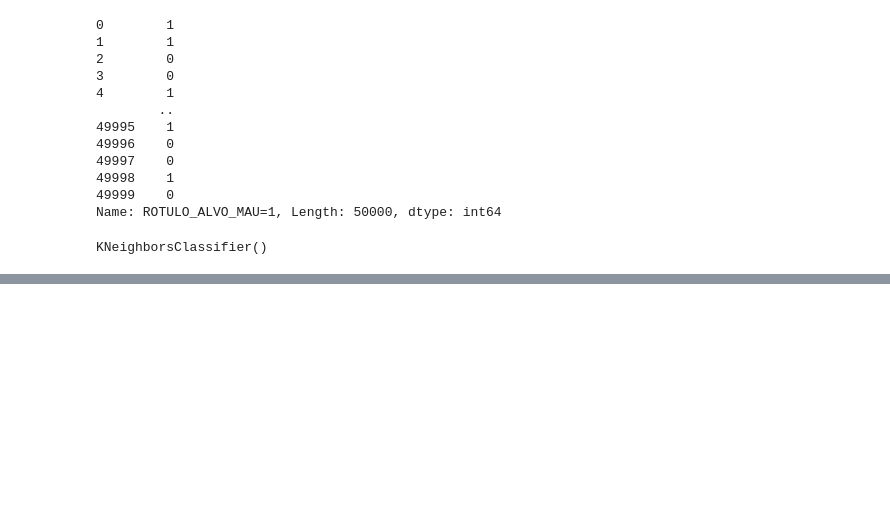
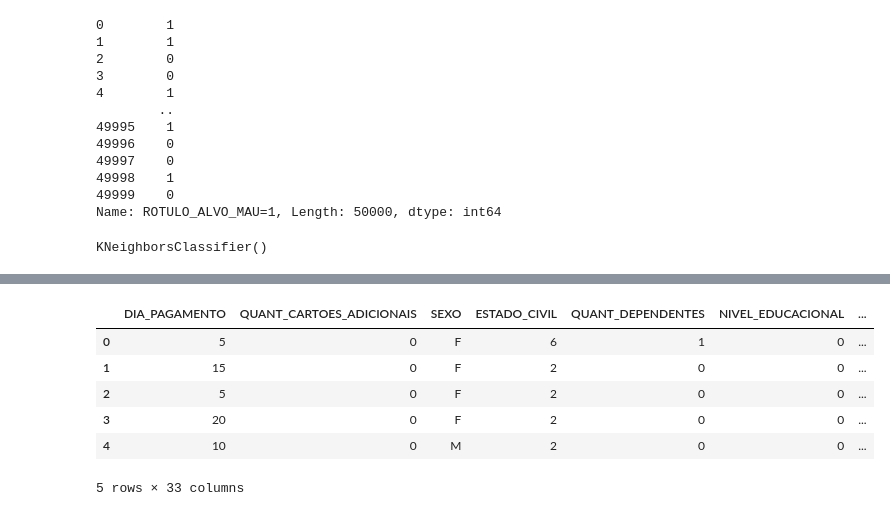
Before and after one commit to RodrigodeFeo/8DTS, a Jupyter notebook: FE_Trabalho_Integrado_RM351578.ipynb, the cells around one changed output, grey strips where cells are left out. Drawn from its saved outputs; the diff is of its cells as text; code cells hidden in the pictures; blank space fills up the shorter version.

```diff
--- a/FE_Trabalho_Integrado_RM351578.ipynb
+++ b/FE_Trabalho_Integrado_RM351578.ipynb
@@ -596,0 +684,33 @@ y_pred = Classif_KNN.predict(X_teste)
+# %%
+#Removendo as features que nao sao relevantes para o modelo
+df_clientes_rev = df_clientes
+df_clientes_rev = df_clientes_rev.drop(['ID_CLIENTE'],axis=1) #ID Sequencial nao e interessante ao modelo
+df_clientes_rev = df_clientes_rev.drop(['TIPO_FUNCIONARIO'],axis=1) #Todos os registros tem o mesmo valor C nao e interessante ao modelo
+df_clientes_rev = df_clientes_rev.drop(['TIPO_ENVIO_APLICACAO'],axis=1) #Nao a descricao para essa variavel e nao e interessante ao modelo
+df_clientes_rev = df_clientes_rev.drop(['TIPO_ENDERECO_POSTAL'],axis=1) #Vou considerar qualquer informarcao sobre a localizacao do cliente inutil para o modelo
+df_clientes_rev = df_clientes_rev.drop(['FLAG_TELEFONE_RESIDENCIAL'],axis=1) #Vou considerar qualquer informarcao sobre a localizacao do cliente inutil para o modelo
+df_clientes_rev = df_clientes_rev.drop(['CODIGO_AREA_TELEFONE_RESIDENCIAL'],axis=1) #Vou considerar qualquer informarcao sobre a localizacao do cliente inutil para o modelo
+df_clientes_rev = df_clientes_rev.drop(['ESTADO_RESIDENCIAL'],axis=1) #Vou considerar qualquer informarcao sobre a localizacao do cliente inutil para o modelo
+df_clientes_rev = df_clientes_rev.drop(['CIDADE_RESIDENCIAL'],axis=1) #Vou considerar qualquer informarcao sobre a localizacao do cliente inutil para o modelo
+df_clientes_rev = df_clientes_rev.drop(['BAIRRO_RESIDENCIAL'],axis=1) #Vou considerar qualquer informarcao sobre a localizacao do cliente inutil para o modelo
+df_clientes_rev = df_clientes_rev.drop(['ESTADO_PROFISSIONAL'],axis=1) #Vou considerar qualquer informarcao sobre a localizacao do cliente inutil para o modelo
+df_clientes_rev = df_clientes_rev.drop(['CIDADE_PROFISSIONAL'],axis=1) #Vou considerar qualquer informarcao sobre a localizacao do cliente inutil para o modelo
+df_clientes_rev = df_clientes_rev.drop(['BAIRRO_PROFISSIONAL'],axis=1) #Vou considerar qualquer informarcao sobre a localizacao do cliente inutil para o modelo
+df_clientes_rev = df_clientes_rev.drop(['FLAG_TELEFONE_PROFISSIONAL'],axis=1) #Vou considerar qualquer informarcao sobre a localizacao do cliente inutil para o modelo
+df_clientes_rev = df_clientes_rev.drop(['CODIGO_AREA_TELEFONE_PROFISSIONAL'],axis=1) #Vou considerar qualquer informarcao sobre a localizacao do cliente inutil para o modelo
+df_clientes_rev = df_clientes_rev.drop(['CEP_RESIDENCIAL_3'],axis=1) #Vou considerar qualquer informarcao sobre a localizacao do cliente inutil para o modelo
+df_clientes_rev = df_clientes_rev.drop(['CEP_PROFISSIONAL_3'],axis=1) #Vou considerar qualquer informarcao sobre a localizacao do cliente inutil para o modelo
+df_clientes_rev = df_clientes_rev.drop(['EMPRESA'],axis=1) #Nome da empresa nao e um item classificavel para avaliar se o cliente pode se tornar inadimplente estou desconsiderando para o modelo
+df_clientes_rev = df_clientes_rev.drop(['CODIGO_PROFISSAO_CONJUGE'],axis=1) #Informacoes do conjuge tambem consideramos inutil para o modelo
+df_clientes_rev = df_clientes_rev.drop(['NIVEL_EDUCACIONAL_CONJUGE'],axis=1)  #Informacoes do conjuge tambem consideramos inutil para o modelo
+df_clientes_rev = df_clientes_rev.drop(['ESTADO_NASCIMENTO'],axis=1)  #Informacoes de localizacao nao agragam ao nosso modelo vamos desconsideralas
+df_clientes_rev = df_clientes_rev.drop(['CIDADE_NASCIMENTO'],axis=1)  #Informacoes de localizacao nao agragam ao nosso modelo vamos desconsideralas
+df_clientes_rev.head()
+# %% [output]
+|  | DIA_PAGAMENTO | QUANT_CARTOES_ADICIONAIS | SEXO | ESTADO_CIVIL | QUANT_DEPENDENTES | NIVEL_EDUCACIONAL | ... |
+| 0 | 5 | 0 | F | 6 | 1 | 0 | ... |
+| 1 | 15 | 0 | F | 2 | 0 | 0 | ... |
+| 2 | 5 | 0 | F | 2 | 0 | 0 | ... |
+| 3 | 20 | 0 | F | 2 | 0 | 0 | ... |
+| 4 | 10 | 0 | M | 2 | 0 | 0 | ... |
+5 rows × 33 columns
```
Also changed, not shown: parts of 19 cells of this notebook.
